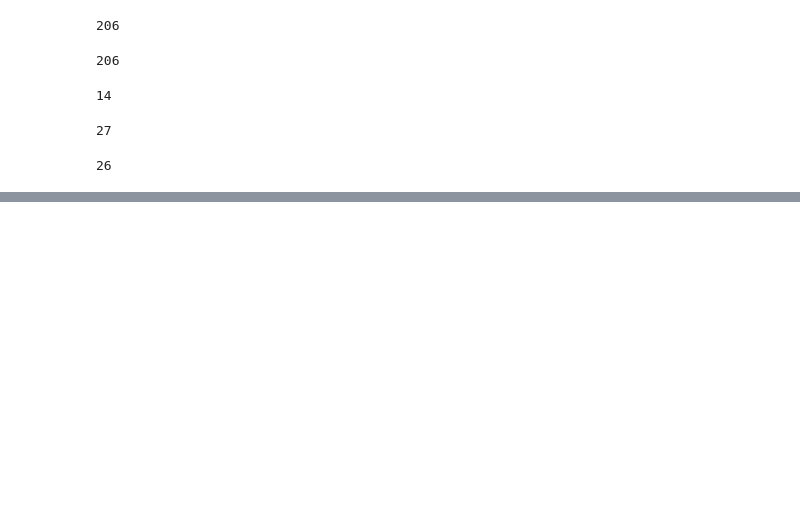
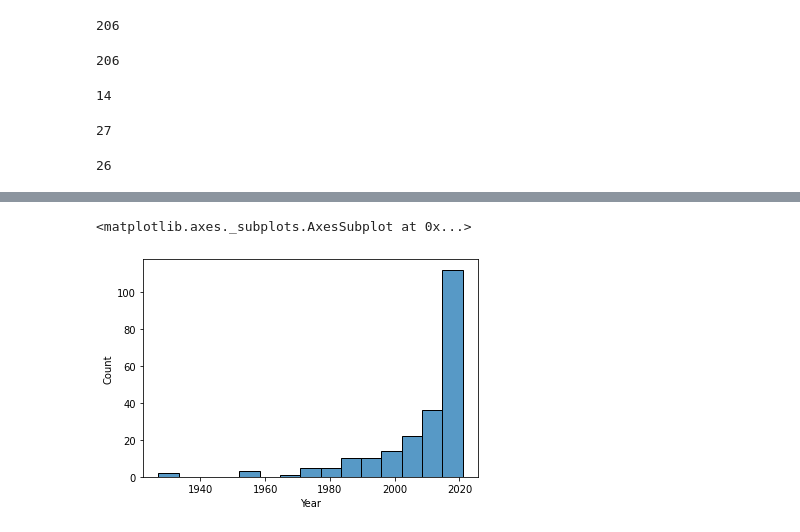
Before and after one commit to ShakilM26/PMDB, a Jupyter notebook: PMDB.ipynb, the cells around one changed output, grey strips where cells are left out. Drawn from its saved outputs; the diff is of its cells as text; code cells hidden in the pictures; blank space fills up the shorter version.

```diff
--- a/PMDB.ipynb
+++ b/PMDB.ipynb
@@ -116,0 +279,7 @@ df.loc[(df['TV_Series']=='yes') & (df['Animation']=='yes')]
+# %%
+# Yearly movie list
+
+sns.histplot(x='Year', data=df, bins=15)
+# %% [output]
+<matplotlib.axes._subplots.AxesSubplot at 0x...>
+[figure, added]
```
Also changed, not shown: parts of 56 cells of this notebook.
